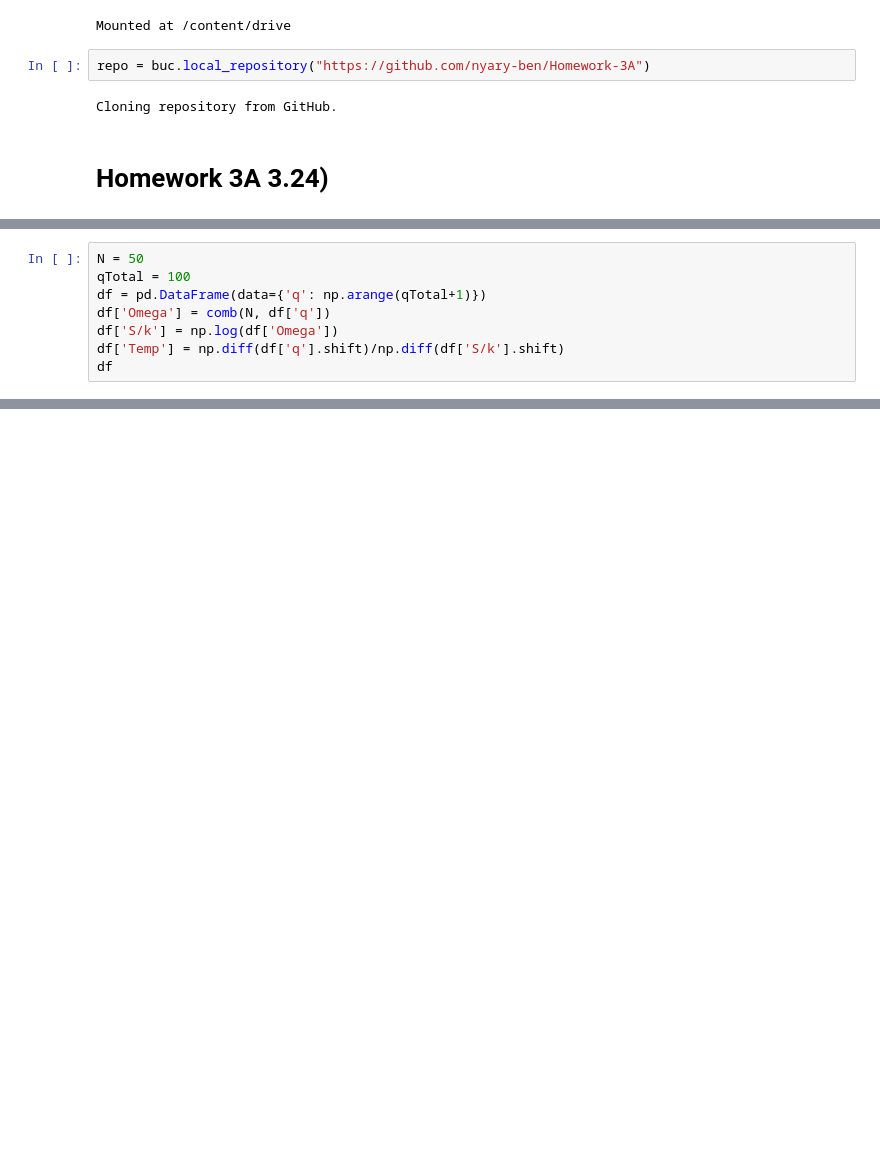
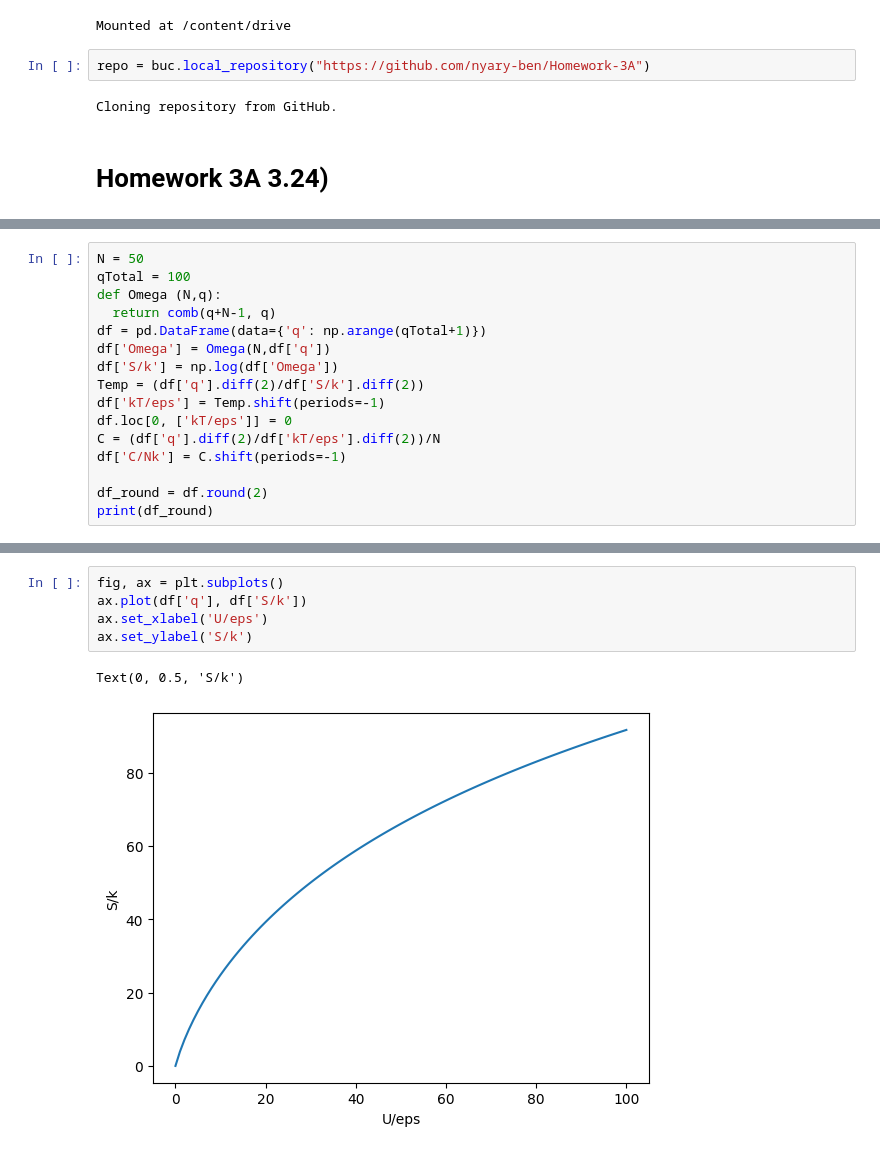
Before and after one commit to nyary-ben/Homework-3A, a Jupyter notebook: Homework3A.ipynb, the cells around one changed output, grey strips where cells are left out. Drawn from its saved outputs; the diff is of its cells as text; blank space fills up the shorter version.

```diff
--- a/Homework3A.ipynb
+++ b/Homework3A.ipynb
@@ -20,9 +22,17 @@ Cloning repository from GitHub.
 # %%
 N = 50
 qTotal = 100
+def Omega (N,q):
+  return comb(q+N-1, q)
 df = pd.DataFrame(data={'q': np.arange(qTotal+1)})
-df['Omega'] = comb(N, df['q'])
+df['Omega'] = Omega(N,df['q'])
 df['S/k'] = np.log(df['Omega'])
-df['Temp'] = np.diff(df['q'].shift)/np.diff(df['S/k'].shift)
-df
+Temp = (df['q'].diff(2)/df['S/k'].diff(2))
+df['kT/eps'] = Temp.shift(periods=-1)
+df.loc[0, ['kT/eps']] = 0
+C = (df['q'].diff(2)/df['kT/eps'].diff(2))/N
+df['C/Nk'] = C.shift(periods=-1)
+
+df_round = df.round(2)
+print(df_round)
 # %% [output]
@@ -29,0 +53,8 @@ ValueError: diff requires input that is at least one dimensional
+# %%
+fig, ax = plt.subplots()
+ax.plot(df['q'], df['S/k'])
+ax.set_xlabel('U/eps')
+ax.set_ylabel('S/k')
+# %% [output]
+Text(0, 0.5, 'S/k')
+[figure, added]
```
Also changed, not shown: parts of 17 cells of this notebook.
